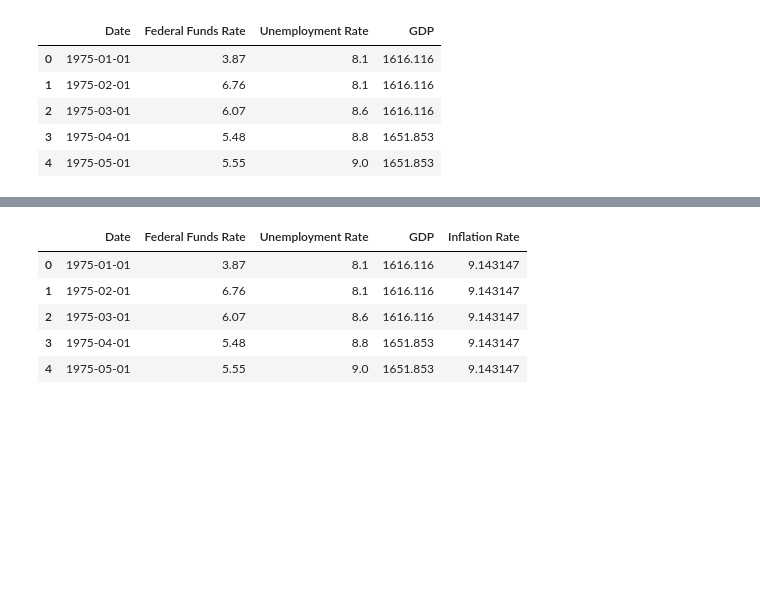
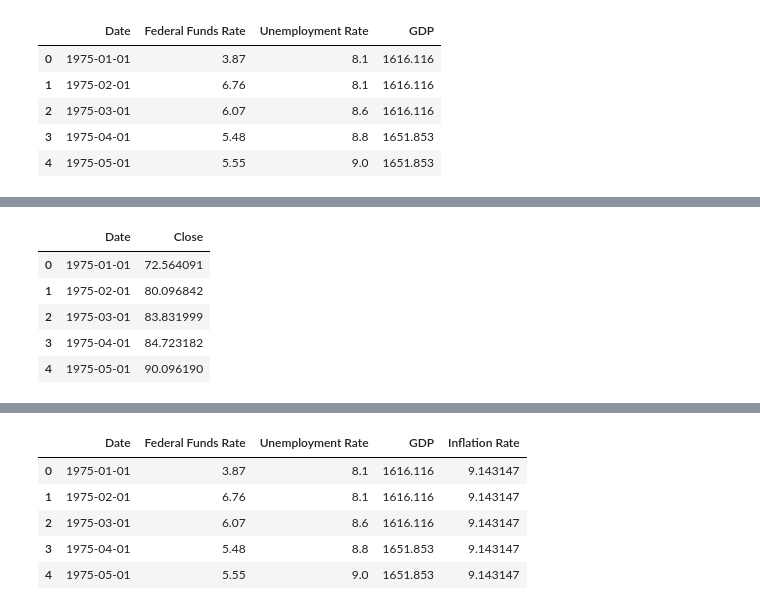
Before and after one commit to smwhite24/Market_Crash_Predictor, a Jupyter notebook: Data_engineering/econ_merge.ipynb, the cells around one changed output, grey strips where cells are left out. Cells and saved outputs as stored; diff of their text form; code cells hidden in the pictures; blank space fills up the shorter version.

```diff
--- a/Data_engineering/econ_merge.ipynb
+++ b/Data_engineering/econ_merge.ipynb
@@ -253,0 +284,16 @@ standardized_df = combined_df.to_csv('standardaized_market_data.csv', index=Fals
+# %%
+#Change the column name to Date and remove index
+SP_df.rename(columns={'date': 'Date'}, inplace=True)
+
+#drop the index column
+SP_df.drop(['Unnamed: 0'], axis=1, inplace=True)
+
+#Show the first few rows of the DataFrame
+SP_df.head()
+# %% [output]
+|  | Date | Close |
+| 0 | 1975-01-01 | 72.564091 |
+| 1 | 1975-02-01 | 80.096842 |
+| 2 | 1975-03-01 | 83.831999 |
+| 3 | 1975-04-01 | 84.723182 |
+| 4 | 1975-05-01 | 90.096190 |
```
Also changed, not shown: parts of 14 cells of this notebook, 1 other file.
